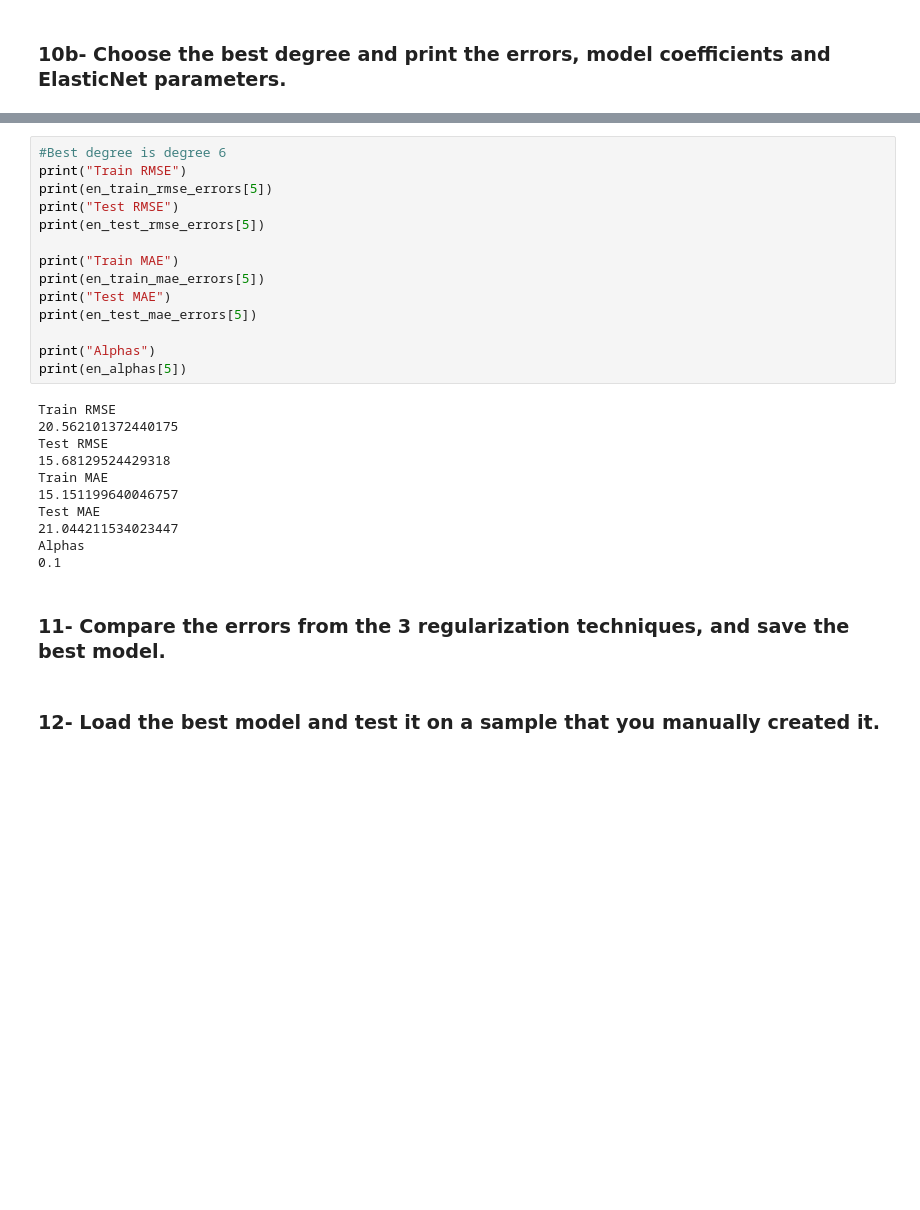
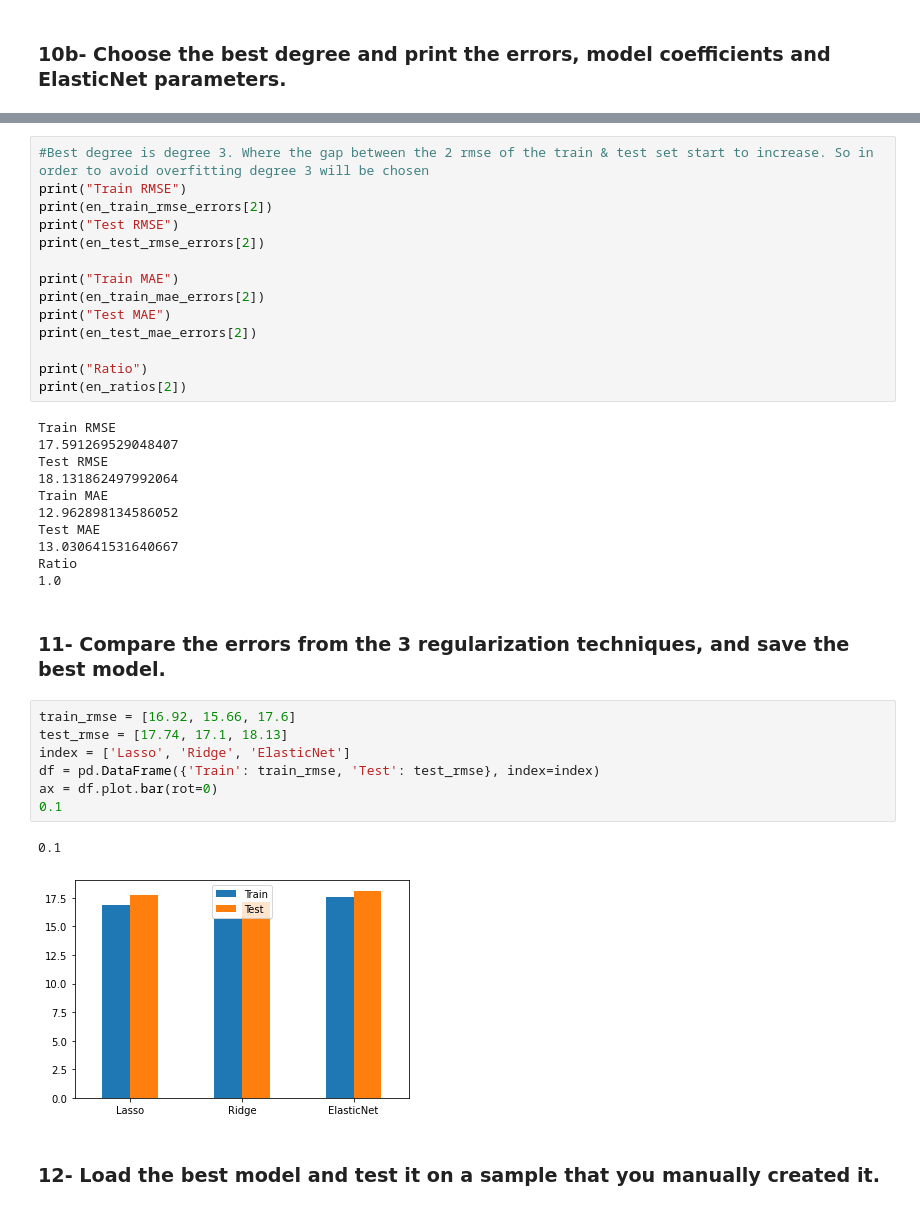
Before and after one commit to allaaamr/ML-Assignment-1, a Jupyter notebook: Assignment1_Polynomial_Regression.ipynb, the cells around one changed output, grey strips where cells are left out. Saved outputs shown, nothing was run; the diff lists cells and outputs as text; blank space fills up the shorter version.

```diff
--- a/Assignment1_Polynomial_Regression.ipynb
+++ b/Assignment1_Polynomial_Regression.ipynb
@@ -475,30 +484,40 @@ plt.legend()
 # %%
-#Best degree is degree 6
+#Best degree is degree 3. Where the gap between the 2 rmse of the train & test set start to increase. So in order to avoid overfitting degree 3 will be chosen
 print("Train RMSE")
-print(en_train_rmse_errors[5])
+print(en_train_rmse_errors[2])
 print("Test RMSE")
-print(en_test_rmse_errors[5])
+print(en_test_rmse_errors[2])
 
 print("Train MAE")
-print(en_train_mae_errors[5])
+print(en_train_mae_errors[2])
 print("Test MAE")
-print(en_test_mae_errors[5])
+print(en_test_mae_errors[2])
 
-print("Alphas")
-print(en_alphas[5])
+print("Ratio")
+print(en_ratios[2])
 # %% [output]
 Train RMSE
-20.562101372440175
+17.591269529048407
 Test RMSE
-15.68129524429318
+18.131862497992064
 Train MAE
-15.151199640046757
+12.962898134586052
 Test MAE
-21.044211534023447
-Alphas
-0.1
+13.030641531640667
+Ratio
+1.0
 # %% [markdown]
 ### 11- Compare the errors from the 3 regularization techniques, and save the best model.
+# %%
+train_rmse = [16.92, 15.66, 17.6]
+test_rmse = [17.74, 17.1, 18.13]
+index = ['Lasso', 'Ridge', 'ElasticNet']
+df = pd.DataFrame({'Train': train_rmse, 'Test': test_rmse}, index=index)
+ax = df.plot.bar(rot=0)
+0.1
+# %% [output]
+0.1
+[figure, added]
 # %% [markdown]
 ### 12- Load the best model and test it on a sample that you manually created it.
 # %% [markdown]
```
Also changed, not shown: parts of 25 cells of this notebook.
